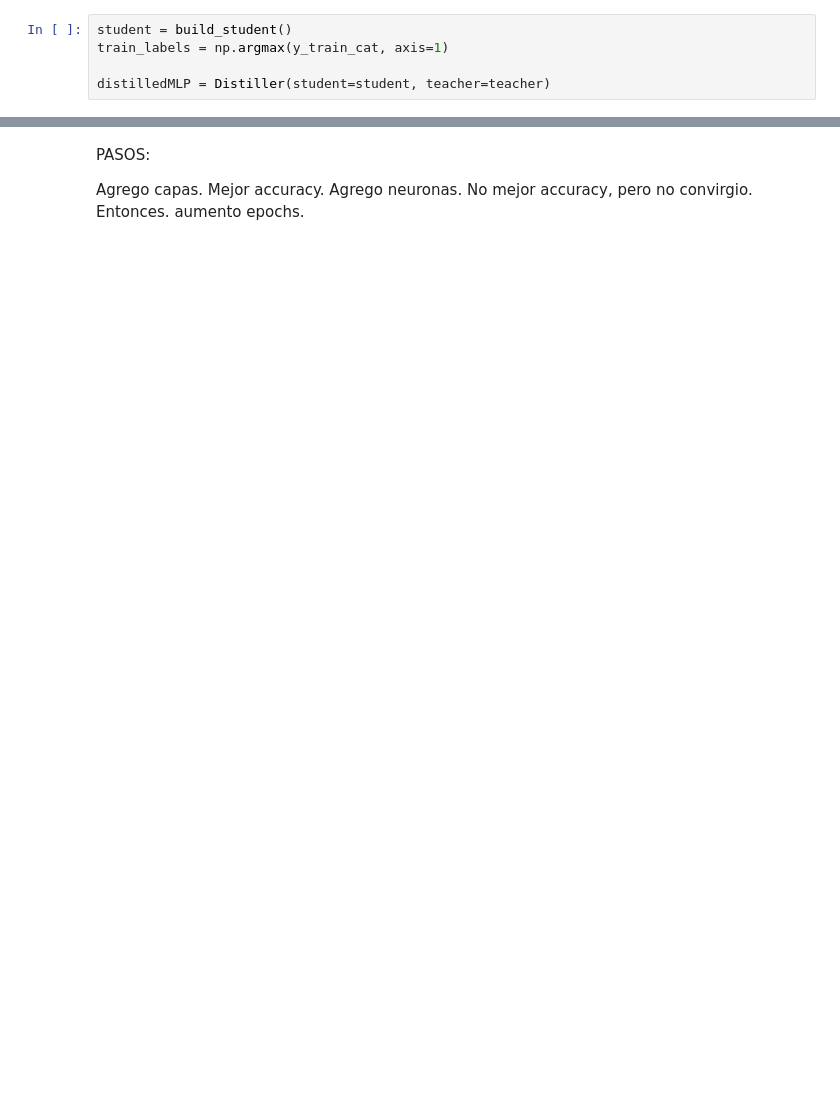
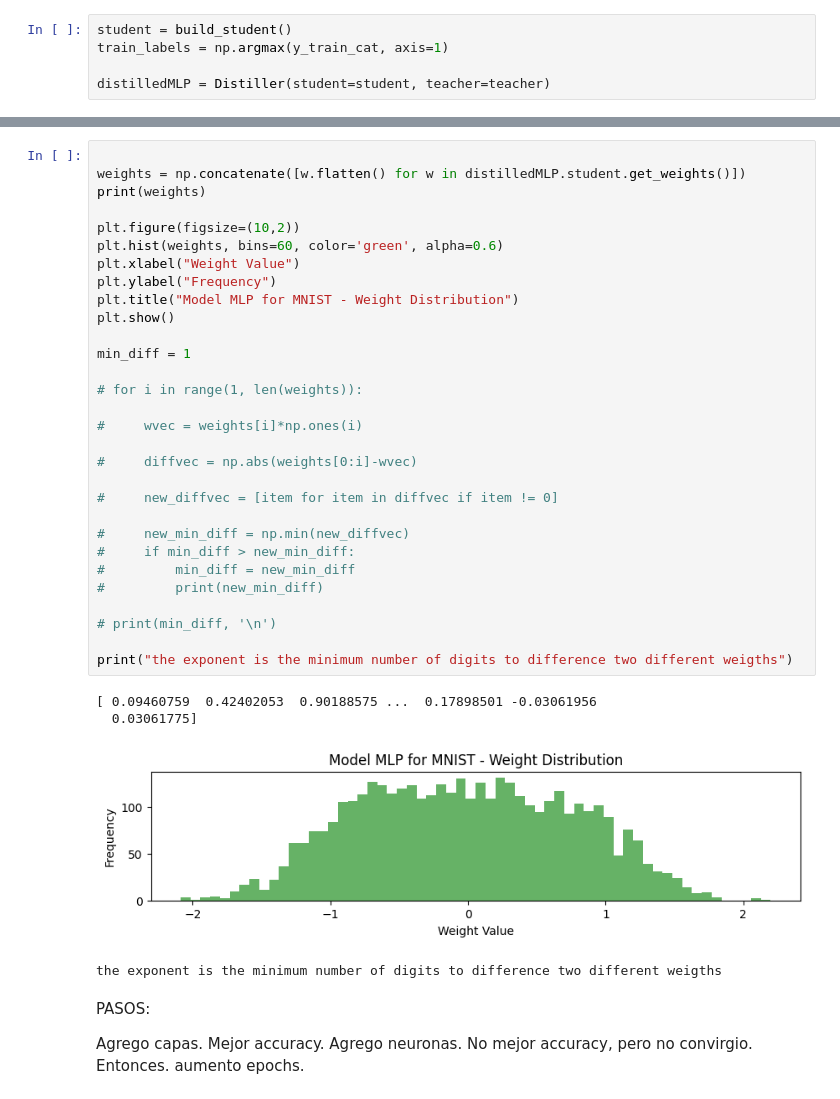
Before and after one commit to dgayet/ml_fpga_unmdp, a Jupyter notebook: labs/lab2/02-MLCompression.ipynb, the cells around one changed output, grey strips where cells are left out. Cells and saved outputs as stored; diff of their text form; blank space fills up the shorter version.

```diff
--- a/labs/lab2/02-MLCompression.ipynb
+++ b/labs/lab2/02-MLCompression.ipynb
@@ -1511,4 +1536,39 @@ Accuracy avg     0.9937
 [figure]
+# %%
+
+weights = np.concatenate([w.flatten() for w in distilledMLP.student.get_weights()])
+print(weights)
+
+plt.figure(figsize=(10,2))
+plt.hist(weights, bins=60, color='green', alpha=0.6)
+plt.xlabel("Weight Value")
+plt.ylabel("Frequency")
+plt.title("Model MLP for MNIST - Weight Distribution")
+plt.show()
+
+min_diff = 1
+
+# for i in range(1, len(weights)):
+
+#     wvec = weights[i]*np.ones(i)
+
+#     diffvec = np.abs(weights[0:i]-wvec)
+
+#     new_diffvec = [item for item in diffvec if item != 0]
+
+#     new_min_diff = np.min(new_diffvec)
+#     if min_diff > new_min_diff:
+#         min_diff = new_min_diff
+#         print(new_min_diff)
+
+# print(min_diff, '\n')
+
+print("the exponent is the minimum number of digits to difference two different weigths")
+# %% [output]
+[ 0.09460759  0.42402053  0.90188575 ...  0.17898501 -0.03061956
+  0.03061775]
+[figure, added]
+the exponent is the minimum number of digits to difference two different weigths
 # %% [markdown]
 PASOS:
 
```
Also changed, not shown: parts of 12 cells of this notebook, 3 other files.
